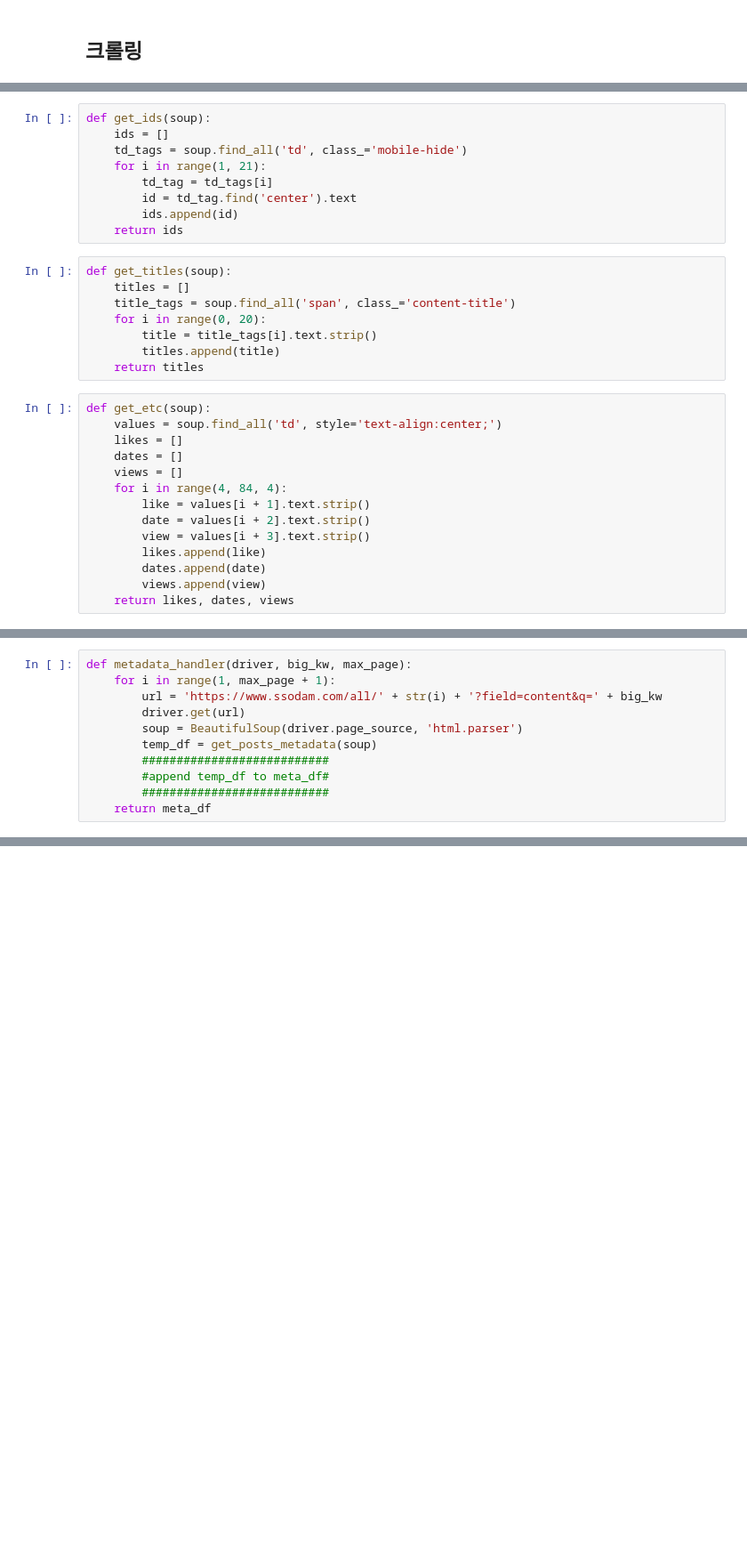
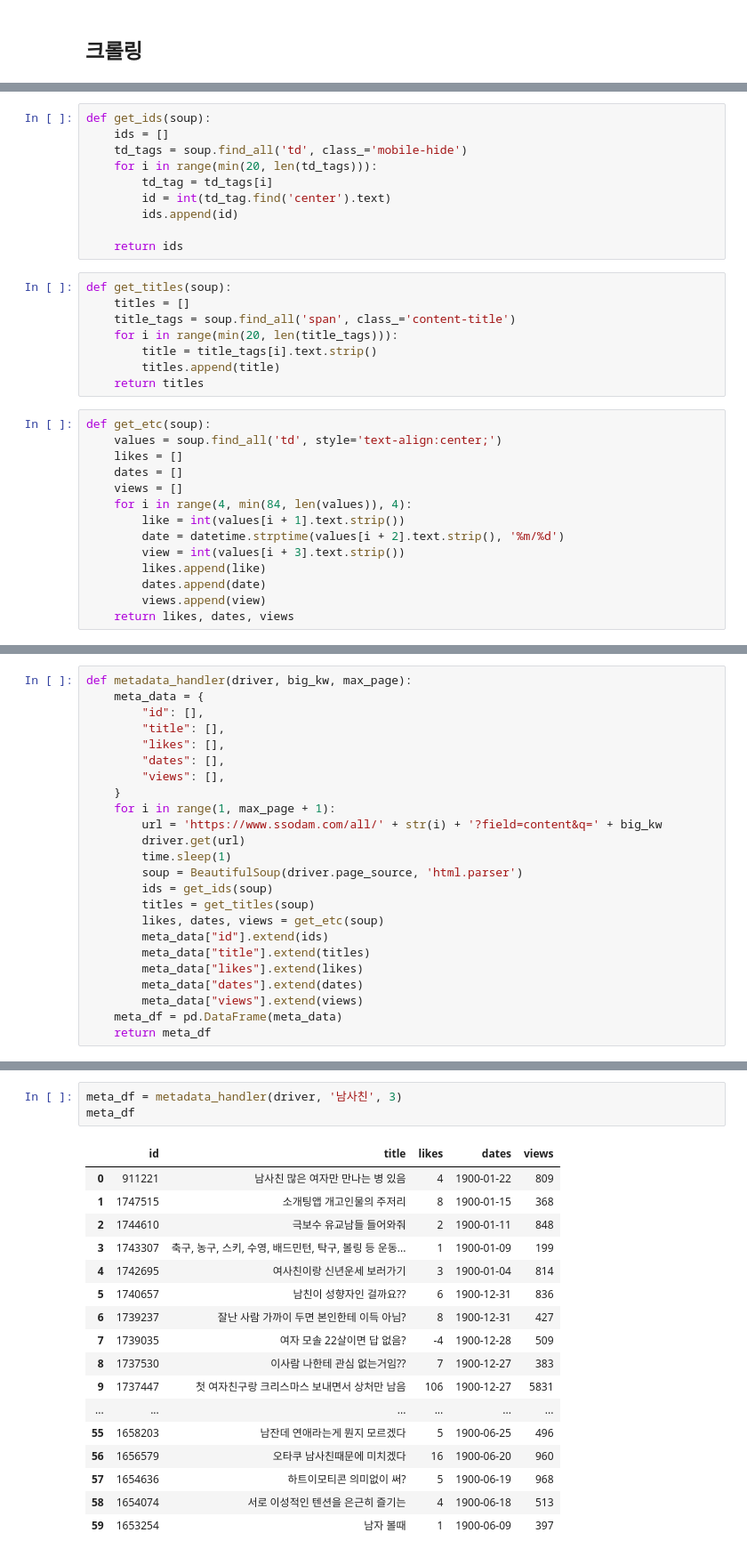
Before and after one commit to sodam-project/DataScience, a Jupyter notebook: crawling.ipynb, the cells around one changed output, grey strips where cells are left out. Shown at 89% size. Saved outputs shown, nothing was run; the diff lists cells and outputs as text; blank space fills up the shorter version.

```diff
--- a/crawling.ipynb
+++ b/crawling.ipynb
@@ -88,16 +67,17 @@ def login():
 def get_ids(soup):
     ids = []
     td_tags = soup.find_all('td', class_='mobile-hide')
-    for i in range(1, 21):
+    for i in range(min(20, len(td_tags))):
         td_tag = td_tags[i]
-        id = td_tag.find('center').text
+        id = int(td_tag.find('center').text)
         ids.append(id)
+
     return ids
 # %%
 def get_titles(soup):
     titles = []
     title_tags = soup.find_all('span', class_='content-title')
-    for i in range(0, 20):
+    for i in range(min(20, len(title_tags))):
         title = title_tags[i].text.strip()
         titles.append(title)
     return titles
@@ -107,10 +87,10 @@ def get_etc(soup):
     likes = []
     dates = []
     views = []
-    for i in range(4, 84, 4):
-        like = values[i + 1].text.strip()
-        date = values[i + 2].text.strip()
-        view = values[i + 3].text.strip()
+    for i in range(4, min(84, len(values)), 4):
+        like = int(values[i + 1].text.strip())
+        date = datetime.strptime(values[i + 2].text.strip(), '%m/%d')
+        view = int(values[i + 3].text.strip())
         likes.append(like)
         dates.append(date)
         views.append(view)
@@ -159,11 +100,24 @@ meta_df
 # %%
 def metadata_handler(driver, big_kw, max_page):
+    meta_data = {
+        "id": [],
+        "title": [],
+        "likes": [],
+        "dates": [],
+        "views": [],
+    }
     for i in range(1, max_page + 1):
         url = 'https://www.ssodam.com/all/' + str(i) + '?field=content&q=' + big_kw
         driver.get(url)
+        time.sleep(1)
         soup = BeautifulSoup(driver.page_source, 'html.parser')
-        temp_df = get_posts_metadata(soup)
-        ###########################
-        #append temp_df to meta_df#
-        ###########################
+        ids = get_ids(soup)
+        titles = get_titles(soup)
+        likes, dates, views = get_etc(soup)
+        meta_data["id"].extend(ids)
+        meta_data["title"].extend(titles)
+        meta_data["likes"].extend(likes)
+        meta_data["dates"].extend(dates)
+        meta_data["views"].extend(views)
+    meta_df = pd.DataFrame(meta_data)
     return meta_df
@@ -247,0 +241,21 @@ ssodam = ssodam_crawler(driver, '남사친', 32)
+# %%
+meta_df = metadata_handler(driver, '남사친', 3)
+meta_df
+# %% [output]
+|  | id | title | likes | dates | views |
+| 0 | 911221 | 남사친 많은 여자만 만나는 병 있음 | 4 | 1900-01-22 | 809 |
+| 1 | 1747515 | 소개팅앱 개고인물의 주저리 | 8 | 1900-01-15 | 368 |
+| 2 | 1744610 | 극보수 유교남들 들어와줘 | 2 | 1900-01-11 | 848 |
+| 3 | 1743307 | 축구, 농구, 스키, 수영, 배드민턴, 탁구, 볼링 등 운동... | 1 | 1900-01-09 | 199 |
+| 4 | 1742695 | 여사친이랑 신년운세 보러가기 | 3 | 1900-01-04 | 814 |
+| 5 | 1740657 | 남친이 성향자인 걸까요?? | 6 | 1900-12-31 | 836 |
+| 6 | 1739237 | 잘난 사람 가까이 두면 본인한테 이득 아님? | 8 | 1900-12-31 | 427 |
+| 7 | 1739035 | 여자 모솔 22살이면 답 없음? | -4 | 1900-12-28 | 509 |
+| 8 | 1737530 | 이사람 나한테 관심 없는거임?? | 7 | 1900-12-27 | 383 |
+| 9 | 1737447 | 첫 여자친구랑 크리스마스 보내면서 상처만 남음 | 106 | 1900-12-27 | 5831 |
+| ... | ... | ... | ... | ... | ... |
+| 55 | 1658203 | 남잔데 연애라는게 뭔지 모르겠다 | 5 | 1900-06-25 | 496 |
+| 56 | 1656579 | 오타쿠 남사친때문에 미치겠다 | 16 | 1900-06-20 | 960 |
+| 57 | 1654636 | 하트이모티콘 의미없이 써? | 5 | 1900-06-19 | 968 |
+| 58 | 1654074 | 서로 이성적인 텐션을 은근히 즐기는 | 4 | 1900-06-18 | 513 |
+| 59 | 1653254 | 남자 볼때 | 1 | 1900-06-09 | 397 |
```
Also changed, not shown: parts of 30 cells of this notebook.
